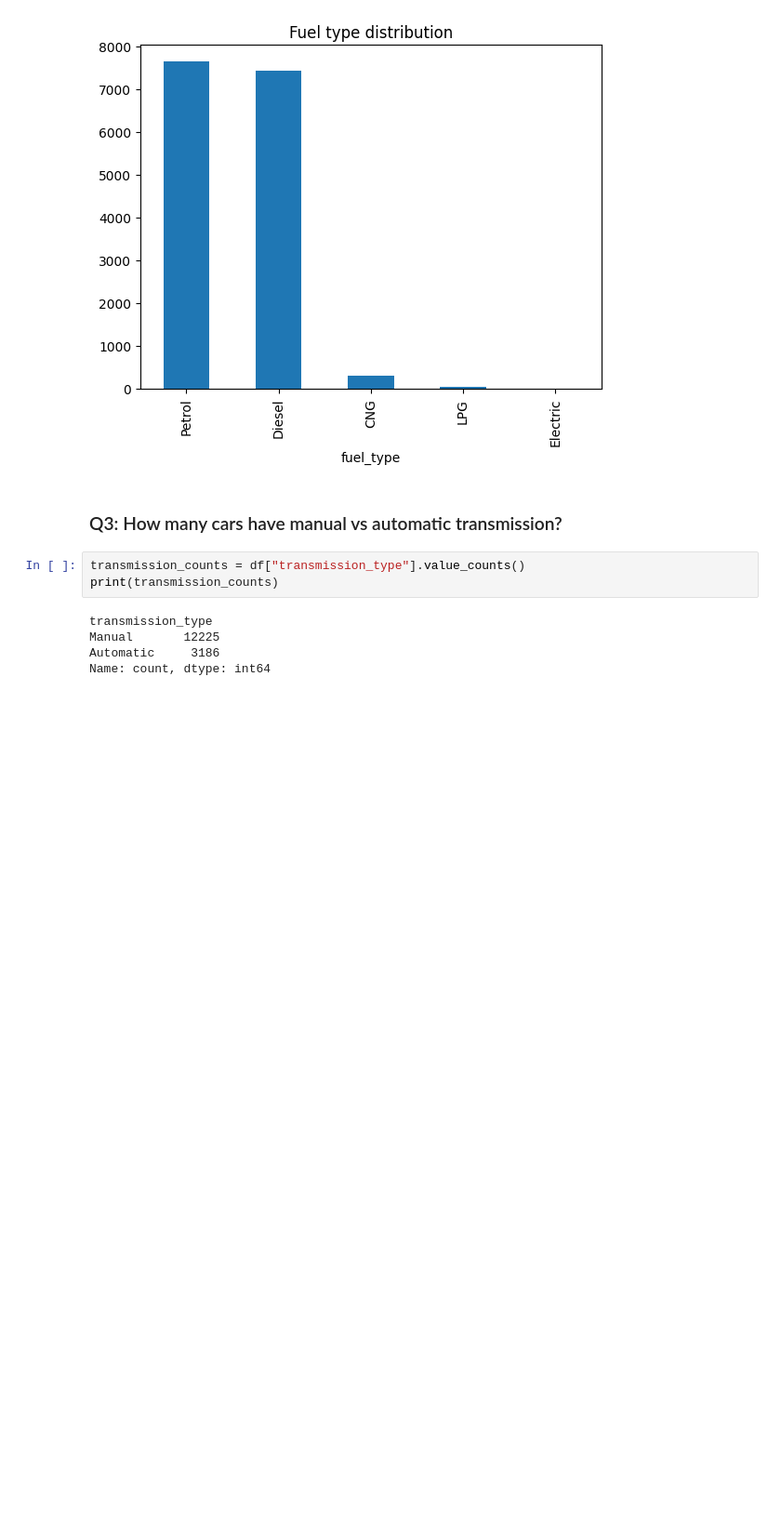
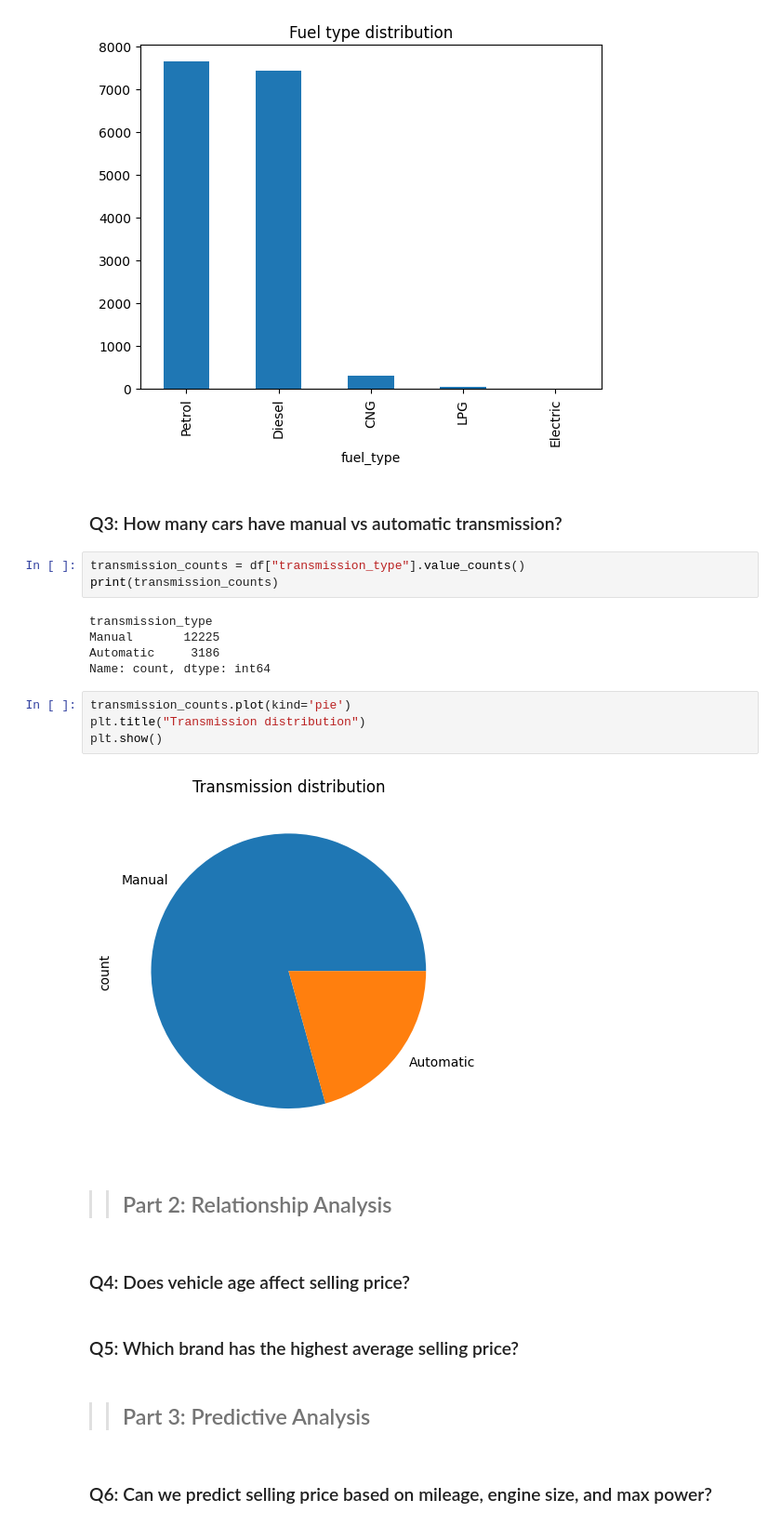
Before and after one commit to Vivek30092/AL603B-Data-and-Visual-Analytics, a Jupyter notebook: 01_Exp01.ipynb, the cells around one changed output. Shown at 93% size. Saved outputs shown, nothing was run; the diff lists cells and outputs as text; blank space fills up the shorter version.

```diff
--- a/01_Exp01.ipynb
+++ b/01_Exp01.ipynb
@@ -103,3 +103,19 @@ transmission_type
 Manual       12225
 Automatic     3186
 Name: count, dtype: int64
+# %%
+transmission_counts.plot(kind='pie')
+plt.title("Transmission distribution")
+plt.show()
+# %% [output]
+[figure, added]
+# %% [markdown]
+>> ## Part 2: Relationship Analysis
+# %% [markdown]
+### Q4: Does vehicle age affect selling price?
+# %% [markdown]
+### Q5: Which brand has the highest average selling price?
+# %% [markdown]
+>> ## Part 3: Predictive Analysis
+# %% [markdown]
+### Q6: Can we predict selling price based on mileage, engine size, and max power?
```
Also changed, not shown: parts of 6 cells of this notebook.
